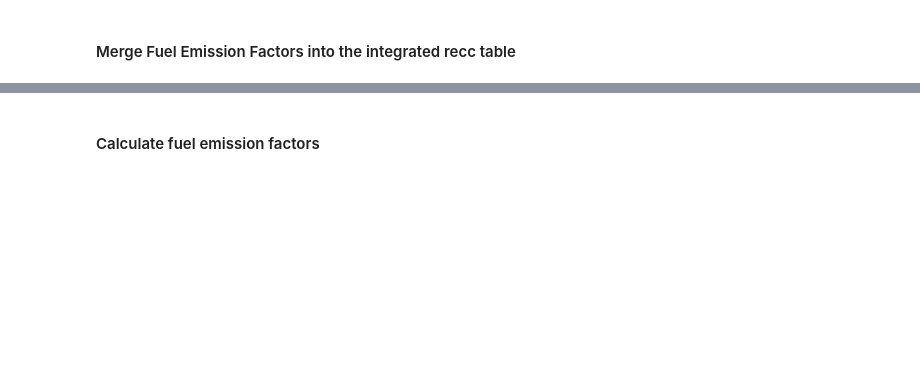
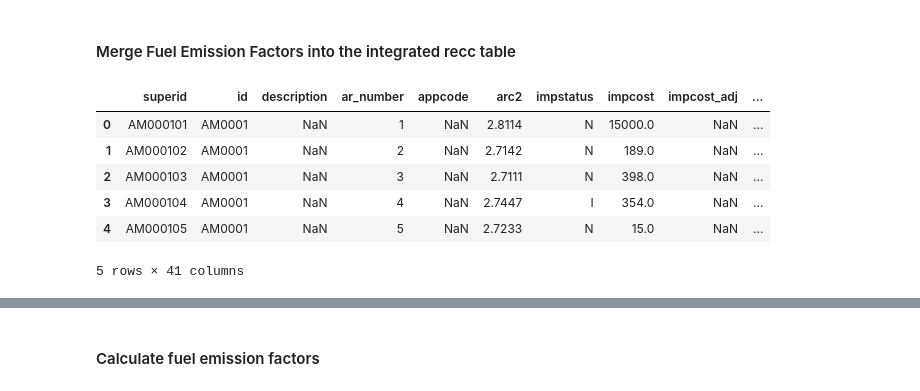
Before and after one commit to IndustrialEnergy/dataintegration, a Jupyter notebook: src/notebooks/emissions.ipynb, the cells around one changed output, grey strips where cells are left out. Cells and saved outputs as stored; diff of their text form; code cells hidden in the pictures; blank space fills up the shorter version.

```diff
--- a/src/notebooks/emissions.ipynb
+++ b/src/notebooks/emissions.ipynb
@@ -36,8 +97,8 @@ recc_integrated_ppi_df[recc_integrated_ppi_df['superid']=='AM043901']
 # add Sector and state attributes to recc_integrated_ppi_df from assess_df
 # integrate assess_df into
 integrated_ppi_df = pd.merge(recc_integrated_ppi_df, assess_df,
-                             left_on=['sourccode', 'id'],
-                             right_on=['source_code', 'id'],
+                             left_on=['sourccode', 'id', 'fy'],
+                             right_on=['source_code', 'id','fy'],
                              how='left')
 
 integrated_ppi_df.drop_duplicates(inplace = True)
@@ -55,5 +145,15 @@ integrated_ppi_df[integrated_ppi_df['superid']=='AM057403']
 integrated_df = pd.merge(integrated_ppi_df, fuel_emission_factors_df[['sourccode','emission_type','emission_factor','emission_factor_units']],
                                   on='sourccode',
                                   how='left')
+# %%
+integrated_df.head()
+# %% [output]
+|  | superid | id | description | ar_number | appcode | arc2 | impstatus | impcost | impcost_adj | ... |
+| 0 | AM000101 | AM0001 | NaN | 1 | NaN | 2.8114 | N | 15000.0 | NaN | ... |
+| 1 | AM000102 | AM0001 | NaN | 2 | NaN | 2.7142 | N | 189.0 | NaN | ... |
+| 2 | AM000103 | AM0001 | NaN | 3 | NaN | 2.7111 | N | 398.0 | NaN | ... |
+| 3 | AM000104 | AM0001 | NaN | 4 | NaN | 2.7447 | I | 354.0 | NaN | ... |
+| 4 | AM000105 | AM0001 | NaN | 5 | NaN | 2.7233 | N | 15.0 | NaN | ... |
+5 rows × 41 columns
 # %%
 integrated_df[integrated_df['superid'].isin(['WV061012', 'AM057403'])]
```
Also changed, not shown: parts of 20 cells of this notebook, 4 other files.
